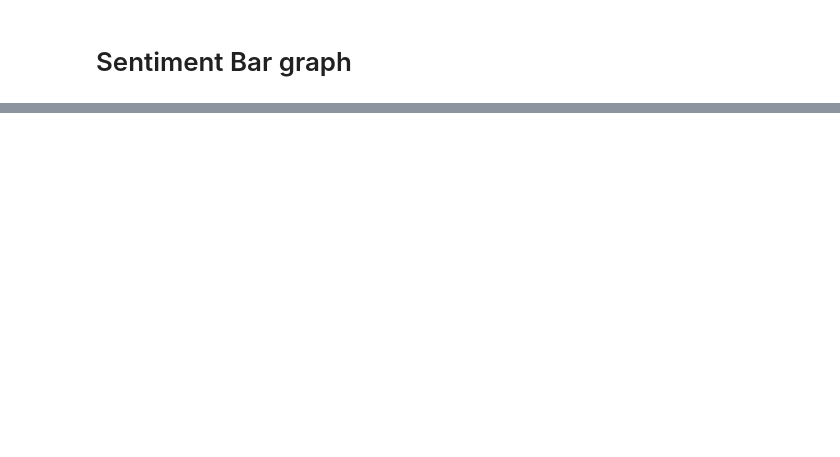
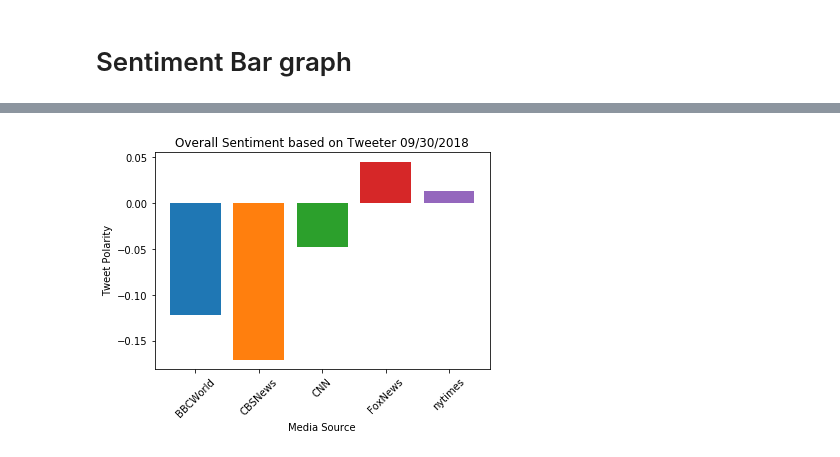
Before and after one commit to luker0bert/python-challenge2, a Jupyter notebook: Social_Analytics/NewsMood.ipynb, the cells around one changed output, grey strips where cells are left out. Saved outputs shown, nothing was run; the diff lists cells and outputs as text; code cells hidden in the pictures; blank space fills up the shorter version.

```diff
--- a/Social_Analytics/NewsMood.ipynb
+++ b/Social_Analytics/NewsMood.ipynb
@@ -159,0 +135,4 @@ plt.show()
+# %%
+summary_of_sentiments = group_names['compound_score'].mean()
+final_summary_df = pd.DataFrame(summary_of_sentiments)
+final_summary_df
@@ -202,0 +149,21 @@ SyntaxError: can't assign to function call (<ipython-input-21-138b993d857f>, lin
+# %%
+counter = 0
+
+for x in range(len(final_summary_df)):
+    plt.bar(
+        x,
+        height = final_summary_df.values[counter],
+        label = final_summary_df.index[counter],
+    )
+    counter = counter + 1
+
+x_pos = [item for item in range(len(final_summary_df))]
+bar_labels = final_summary_df.index
+plt.xticks(x_pos, bar_labels, rotation= '45')
+plt.ylabel("Tweet Polarity")
+plt.xlabel("Media Source")
+plt.title("Overall Sentiment based on Tweeter 09/30/2018")
+plt.savefig("summary_bar_plot.png", bbox_inches='tight')
+plt.show()
+# %% [output]
+[figure, added]
```
Also changed, not shown: parts of 11 cells of this notebook, 3 other files.
